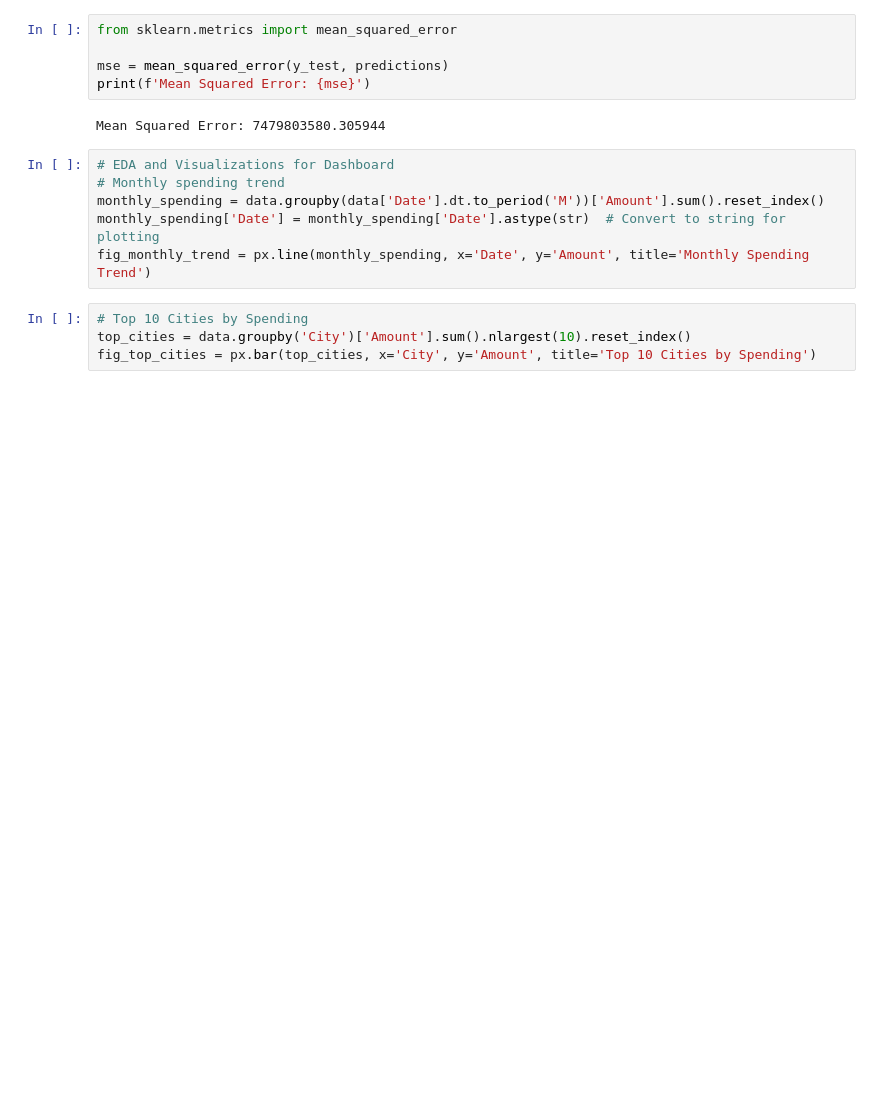
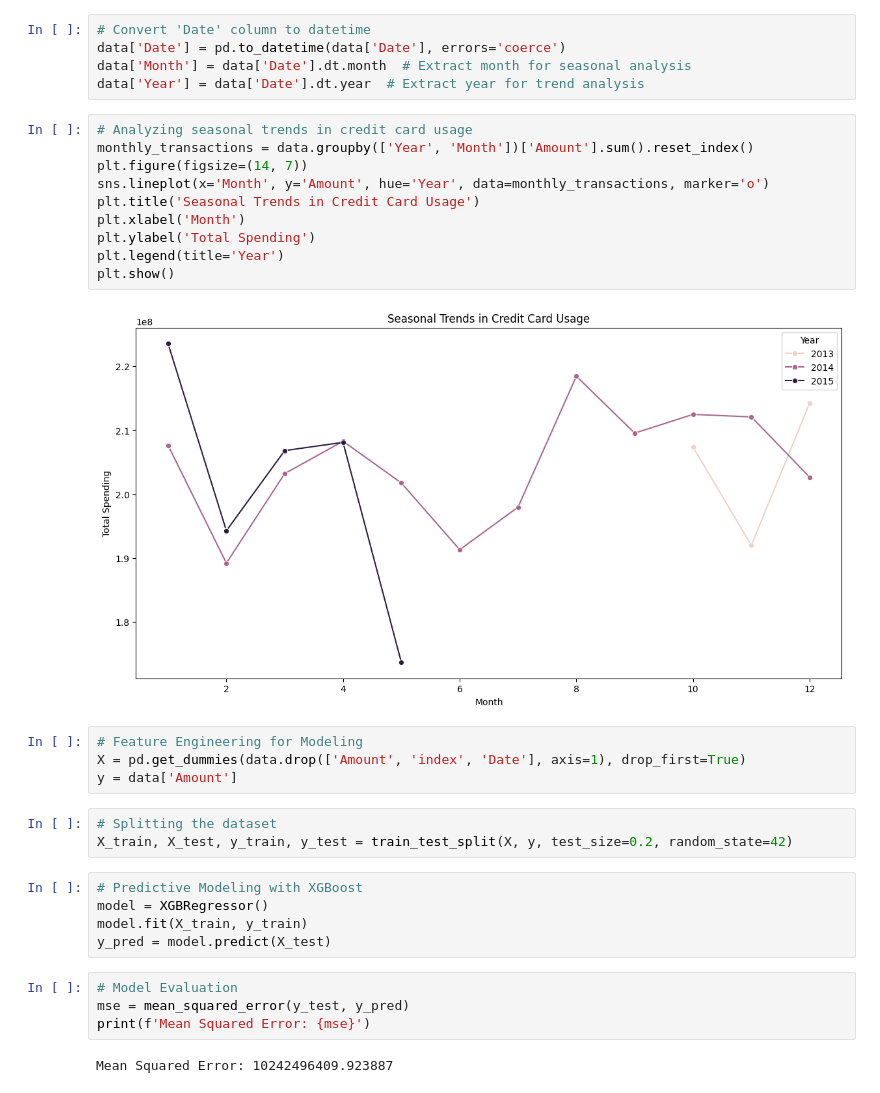
Before and after one commit to poronita/Credit-Card-Spending-Habits-in-India, a Jupyter notebook: Credit_Card_Spending_Habits_in_India.ipynb, the cells around one changed output. Saved outputs shown, nothing was run; the diff lists cells and outputs as text; blank space fills up the shorter version.

```diff
--- a/Credit_Card_Spending_Habits_in_India.ipynb
+++ b/Credit_Card_Spending_Habits_in_India.ipynb
@@ -39,17 +54,35 @@ X_test_scaled = scaler.transform(X_test)
+# %%
+# Convert 'Date' column to datetime
+data['Date'] = pd.to_datetime(data['Date'], errors='coerce')
+data['Month'] = data['Date'].dt.month  # Extract month for seasonal analysis
+data['Year'] = data['Date'].dt.year  # Extract year for trend analysis
+# %%
+# Analyzing seasonal trends in credit card usage
+monthly_transactions = data.groupby(['Year', 'Month'])['Amount'].sum().reset_index()
+plt.figure(figsize=(14, 7))
+sns.lineplot(x='Month', y='Amount', hue='Year', data=monthly_transactions, marker='o')
+plt.title('Seasonal Trends in Credit Card Usage')
+plt.xlabel('Month')
+plt.ylabel('Total Spending')
+plt.legend(title='Year')
+plt.show()
+# %% [output]
+[figure, added]
+# %%
+# Feature Engineering for Modeling
+X = pd.get_dummies(data.drop(['Amount', 'index', 'Date'], axis=1), drop_first=True)
+y = data['Amount']
+# %%
+# Splitting the dataset
+X_train, X_test, y_train, y_test = train_test_split(X, y, test_size=0.2, random_state=42)
+# %%
+# Predictive Modeling with XGBoost
+model = XGBRegressor()
+model.fit(X_train, y_train)
+y_pred = model.predict(X_test)
 # %%
-from sklearn.metrics import mean_squared_error
-
-mse = mean_squared_error(y_test, predictions)
+# Model Evaluation
+mse = mean_squared_error(y_test, y_pred)
 print(f'Mean Squared Error: {mse}')
 # %% [output]
-Mean Squared Error: 7479803580.305944
+Mean Squared Error: 10242496409.923887
-# %%
-# EDA and Visualizations for Dashboard
-# Monthly spending trend
-monthly_spending = data.groupby(data['Date'].dt.to_period('M'))['Amount'].sum().reset_index()
-monthly_spending['Date'] = monthly_spending['Date'].astype(str)  # Convert to string for plotting
-fig_monthly_trend = px.line(monthly_spending, x='Date', y='Amount', title='Monthly Spending Trend')
-# %%
-# Top 10 Cities by Spending
-top_cities = data.groupby('City')['Amount'].sum().nlargest(10).reset_index()
-fig_top_cities = px.bar(top_cities, x='City', y='Amount', title='Top 10 Cities by Spending')
```
Also changed, not shown: parts of 14 cells of this notebook.
